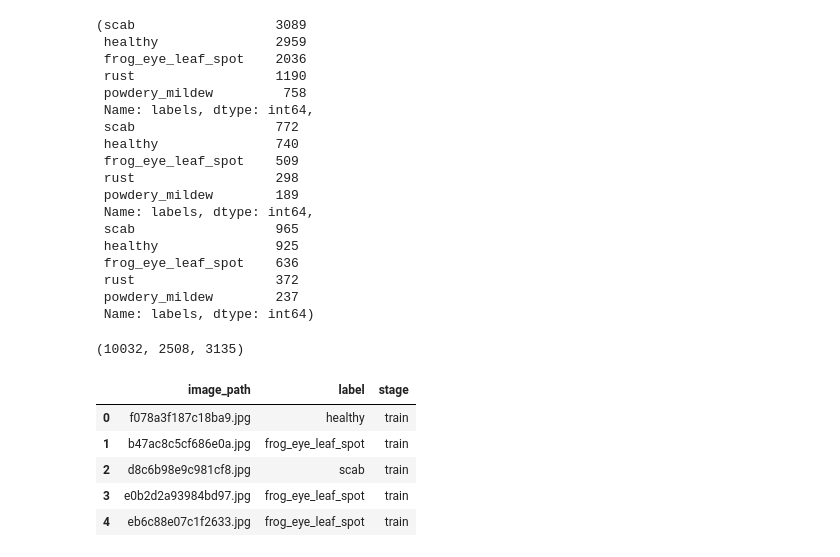
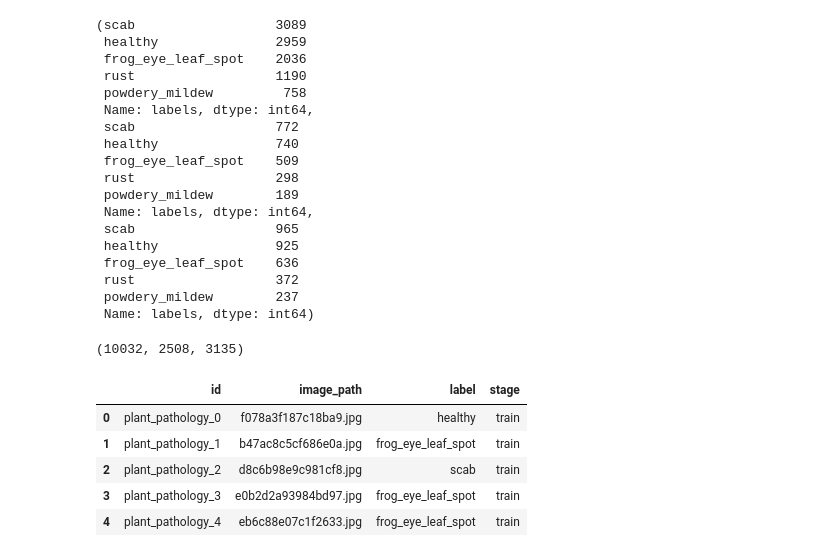
Before and after one commit to deveshshah1/Out_Of_Distribution_Exploration, a Jupyter notebook: dataset/dataset_splitting.ipynb, the cells around one changed output. Cells and saved outputs as stored; diff of their text form; code cells hidden in the pictures.

```diff
--- a/dataset/dataset_splitting.ipynb
+++ b/dataset/dataset_splitting.ipynb
@@ -62,15 +62,17 @@ df_test["stage"] = "test"
 df_dataset = pd.concat([df_train, df_val, df_test], axis=0)
 df_dataset.reset_index(drop=True, inplace=True)
 df_dataset.rename(columns={"labels": "label", "image": "image_path"}, inplace=True)
-# %%
-df_dataset.head()
-# %% [output]
-|  | image_path | label | stage |
-| 0 | f078a3f187c18ba9.jpg | healthy | train |
-| 1 | b47ac8c5cf686e0a.jpg | frog_eye_leaf_spot | train |
-| 2 | d8c6b98e9c981cf8.jpg | scab | train |
-| 3 | e0b2d2a93984bd97.jpg | frog_eye_leaf_spot | train |
-| 4 | eb6c88e07c1f2633.jpg | frog_eye_leaf_spot | train |
+# %%
+df_dataset["id"] = "plant_pathology_" + df_dataset.index.astype(str)
+df_dataset = df_dataset[["id", "image_path", "label", "stage"]]
+df_dataset.head()
+# %% [output]
+|  | id | image_path | label | stage |
+| 0 | plant_pathology_0 | f078a3f187c18ba9.jpg | healthy | train |
+| 1 | plant_pathology_1 | b47ac8c5cf686e0a.jpg | frog_eye_leaf_spot | train |
+| 2 | plant_pathology_2 | d8c6b98e9c981cf8.jpg | scab | train |
+| 3 | plant_pathology_3 | e0b2d2a93984bd97.jpg | frog_eye_leaf_spot | train |
+| 4 | plant_pathology_4 | eb6c88e07c1f2633.jpg | frog_eye_leaf_spot | train |
 # %%
 df_dataset.to_csv("dataset.csv", index=False)
 # %%
```
Also changed, not shown: parts of 2 cells of this notebook, 1 other file.
